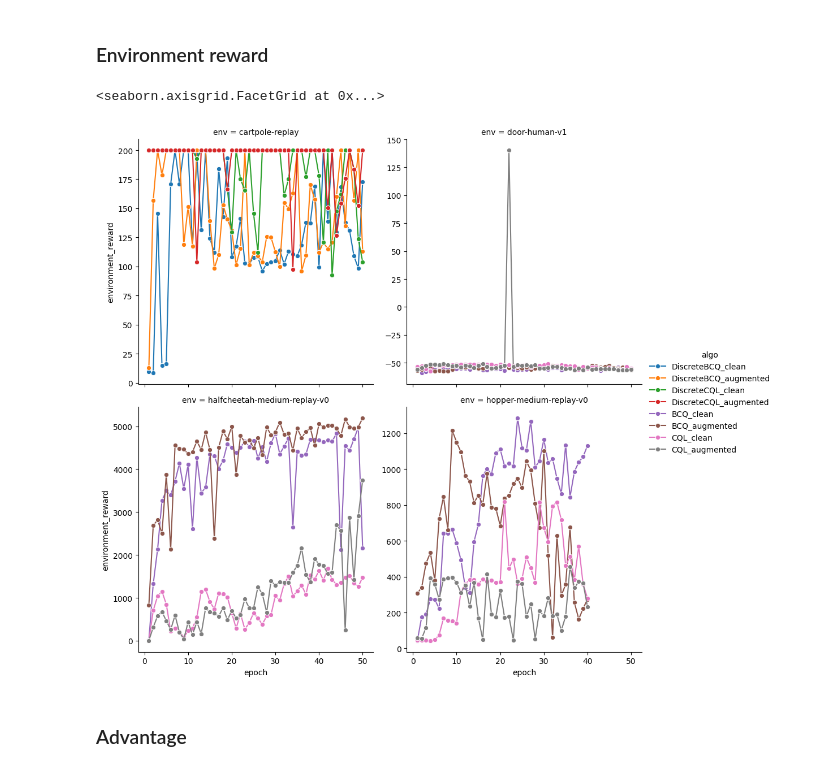
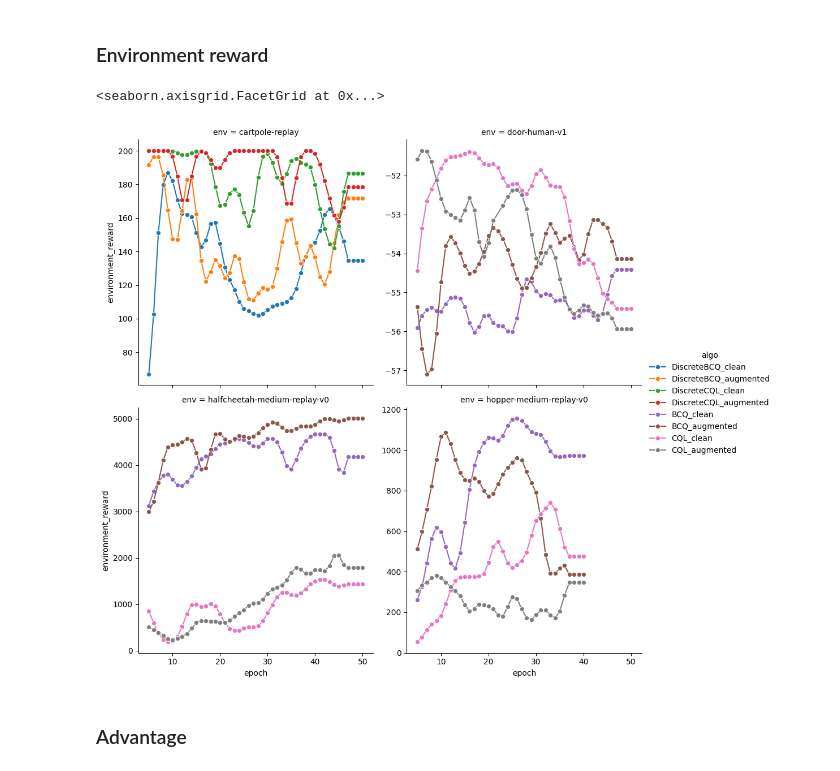
Before and after one commit to gerkone/augrl-tum-adlr-ss22, a Jupyter notebook: experiments/evaluate.ipynb, the cells around one changed output. Saved outputs shown, nothing was run; the diff lists cells and outputs as text; code cells hidden in the pictures.

Commit message:
fixed cloud results a bit

```diff
--- a/experiments/evaluate.ipynb
+++ b/experiments/evaluate.ipynb
@@ -160,8 +160,16 @@ stored_output.show()
 # %%
 results_df = pd.DataFrame(results)
 results_df.to_parquet("results/simple_results.parquet")
+# %%
+def is_outlier(s):
+    q1 = s.quantile(.05)
+    q3 = s.quantile(.95)
+    irq = q3 - q1
+    lower_limit = q1 - 1.5 * irq
+    upper_limit = q3 + 1.5 * irq
+    return ~s.between(lower_limit, upper_limit)
 # %%
-results_df = pd.read_parquet("results/simple_results_0.parquet")
+results_df = pd.read_parquet("results/cloud_results.parquet")
 # %% [markdown]
 ### TD error
 # %%
@@ -202,20 +210,24 @@ g.add_legend()
 ### Environment reward
 # %%
 results_reward = results_df[["env", "algo", "epoch", "environment_reward"]].dropna()
+# remove outliers
+results_reward = results_reward[~results_reward.groupby(["env", "algo"])["environment_reward"].apply(is_outlier)]
+# moving average
+results_reward["environment_reward"] = results_reward.groupby(["env", "algo"])["environment_reward"].transform(lambda s: s.rolling(8, center=True, win_type="parzen").mean().interpolate())
 g = sns.FacetGrid(
     results_reward,
     col="env",
     hue="algo",
     col_wrap=2,
     height=5,
     legend_out=True,
     sharey=False,
 )
 g.map_dataframe(sns.lineplot, "epoch", "environment_reward", marker="o")
 g.add_legend()
 # %% [output]
 <seaborn.axisgrid.FacetGrid at 0x...>
-[figure, old version]
+[figure, new version]
 # %% [markdown]
 ### Advantage
 # %%
```
Also changed, not shown: parts of 2 cells of this notebook.
